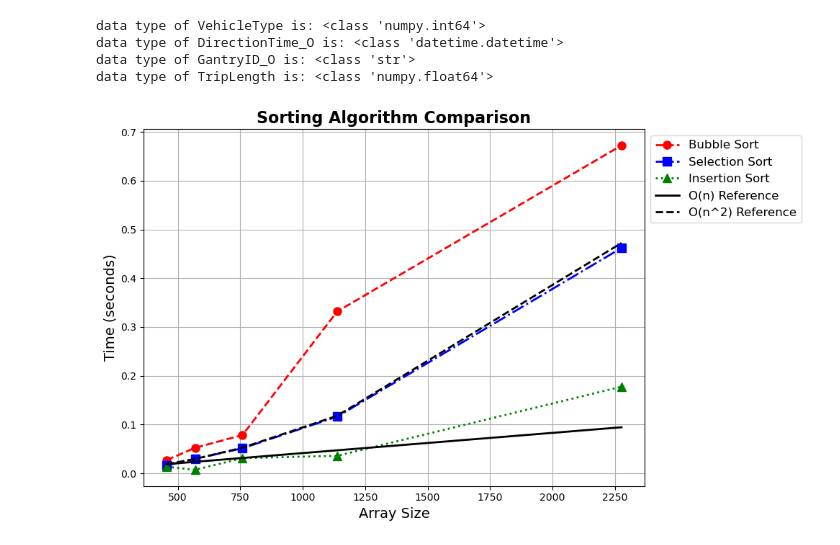
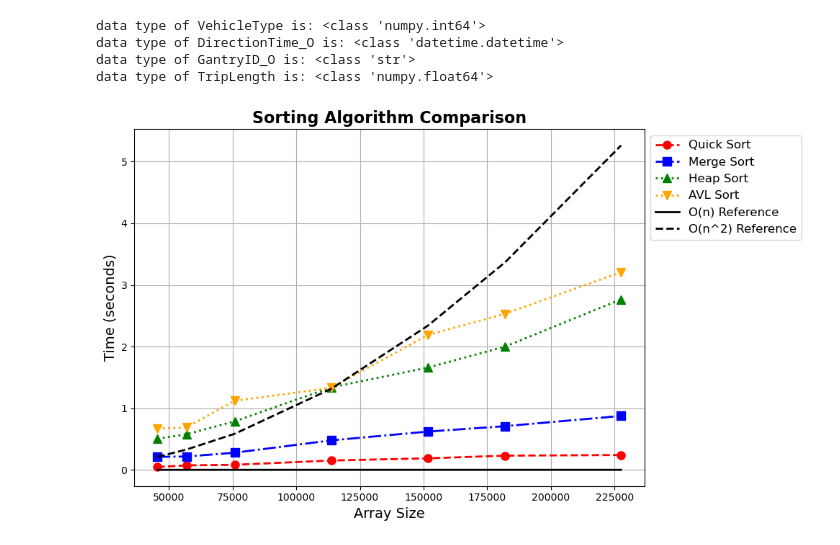
Before and after one commit to hiki-wang/msdm5051, a Jupyter notebook: sort_methods.ipynb, the cells around one changed output. Cells and saved outputs as stored; diff of their text form; code cells hidden in the pictures.

```diff
--- a/sort_methods.ipynb
+++ b/sort_methods.ipynb
@@ -235,8 +240,6 @@ class AVLTree:
 # %%
 # bst sort and avl sort
 def bst_sort(arr):
-    if not arr:
-        return []
     bst = BST()
     for num in arr:
         bst.root = bst.insert(bst.root, num)
@@ -245,8 +248,6 @@ def bst_sort(arr):
     return sorted_arr
 
 def avl_sort(arr):
-    if not arr:
-        return []
     avl = AVLTree()
     for num in arr:
         avl.root = avl.insert(avl.root, num)
@@ -346,8 +347,8 @@ data type of DirectionTime_O is: <class 'datetime.datetime'>
 data type of GantryID_O is: <class 'str'>
 data type of TripLength is: <class 'numpy.float64'>
 # %%
-n = len(TL)/100
-sizes = [round(n/5),round(n/4),round(n/3),round(n/2),round(n)]
+n = len(TL)
+sizes = [round(n/5),round(n/4),round(n/3),round(n/2),round(2*n/3),round(4*n/5),round(n)]
 times_bubble = []
 times_selection = []
 times_insertion = []
@@ -356,54 +357,60 @@ times_merge = []
 times_heap = []
 times_bst = []
 times_avl = []
 times_count = []
 times_radix = []
 
 for size in sizes:
-    arr = VT[0:size]
+    arr = TL[0:size]
 
-    # 测试冒泡排序
-    arr_bubble = arr.copy()
+    # merge_sort
+    arr_merge = arr.copy()
     start = time.time()
-    bubble_sort(arr_bubble)
+    merge_sort(arr_merge)
     end = time.time()
-    times_bubble.append(end - start)
+    times_merge.append(end - start)
 
-    # 测试选择排序
-    arr_selection = arr.copy()
+    # quick_sort
+    arr_quick = arr.copy()
     start = time.time()
-    selection_sort(arr_selection)
+    quick_sort(arr_quick)
     end = time.time()
-    times_selection.append(end - start)
+    times_quick.append(end - start)
 
-    # 测试插入排序
-    arr_insertion = arr.copy()
+    # heap_sort
+    arr_heap = arr.copy()
     start = time.time()
-    insertion_sort(arr_insertion)
+    heap_sort(arr_heap)
     end = time.time()
-    times_insertion.append(end - start)
+    times_heap.append(end - start)
 
+    # avl_sort
+    arr_avl = arr.copy()
+    start = time.time()
+    avl_sort(arr_avl)
+    end = time.time()
+    times_avl.append(end - start)
 
+t_avg = times_merge[0]
 
-t_avg = (times_bubble[0] + times_selection[0] + times_insertion[0]) / 3
-k1 = t_avg / sizes[0]
-k2 = t_avg / (sizes[0]**2)
-# 生成O(n)参考线的y值
-y_reference_1 = [k1 * size for size in sizes]
-y_reference_2 = [k2 * size**2 for size in sizes]
-# 绘制折线图
+k = t_avg / (sizes[0]**2)
+
+y_reference_1 = [k * size for size in sizes]
+y_reference_2 = [k * size**2 for size in sizes]
+
 plt.figure(figsize=(10,6))
-plt.plot(sizes, times_bubble, label='Bubble Sort', color='red', linestyle='--', marker='o', linewidth=2, markersize=8)
-plt.plot(sizes, times_selection, label='Selection Sort', color='blue', linestyle='-.', marker='s', linewidth=2, markersize=8)
-plt.plot(sizes, times_insertion, label='Insertion Sort', color='green', linestyle=':', marker='^', linewidth=2, markersize=8)
+plt.plot(sizes, times_quick, label='Quick Sort', color='red', linestyle='--', marker='o', linewidth=2, markersize=8)
+plt.plot(sizes, times_merge, label='Merge Sort', color='blue', linestyle='-.', marker='s', linewidth=2, markersize=8)
+plt.plot(sizes, times_heap, label='Heap Sort', color='green', linestyle=':', marker='^', linewidth=2, markersize=8)
+plt.plot(sizes, times_avl, label='AVL Sort', color='orange', linestyle=':', marker='v', linewidth=2, markersize=8)
 plt.plot(sizes, y_reference_1, label='O(n) Reference', color='black', linestyle='-', linewidth=2)
 plt.plot(sizes, y_reference_2, label='O(n^2) Reference', color='black', linestyle='--', linewidth=2)
 plt.xlabel('Array Size', fontsize=14)
 plt.ylabel('Time (seconds)', fontsize=14)
 plt.title('Sorting Algorithm Comparison', fontsize=16, fontweight='bold')
 plt.legend(loc='upper left', bbox_to_anchor=(1,1), fontsize=12)
 plt.grid(True)
 plt.tight_layout()
 plt.show()
 # %% [output]
-[figure, old version]
+[figure, new version]
```
Also changed, not shown: parts of 5 cells of this notebook, 4 other files.
